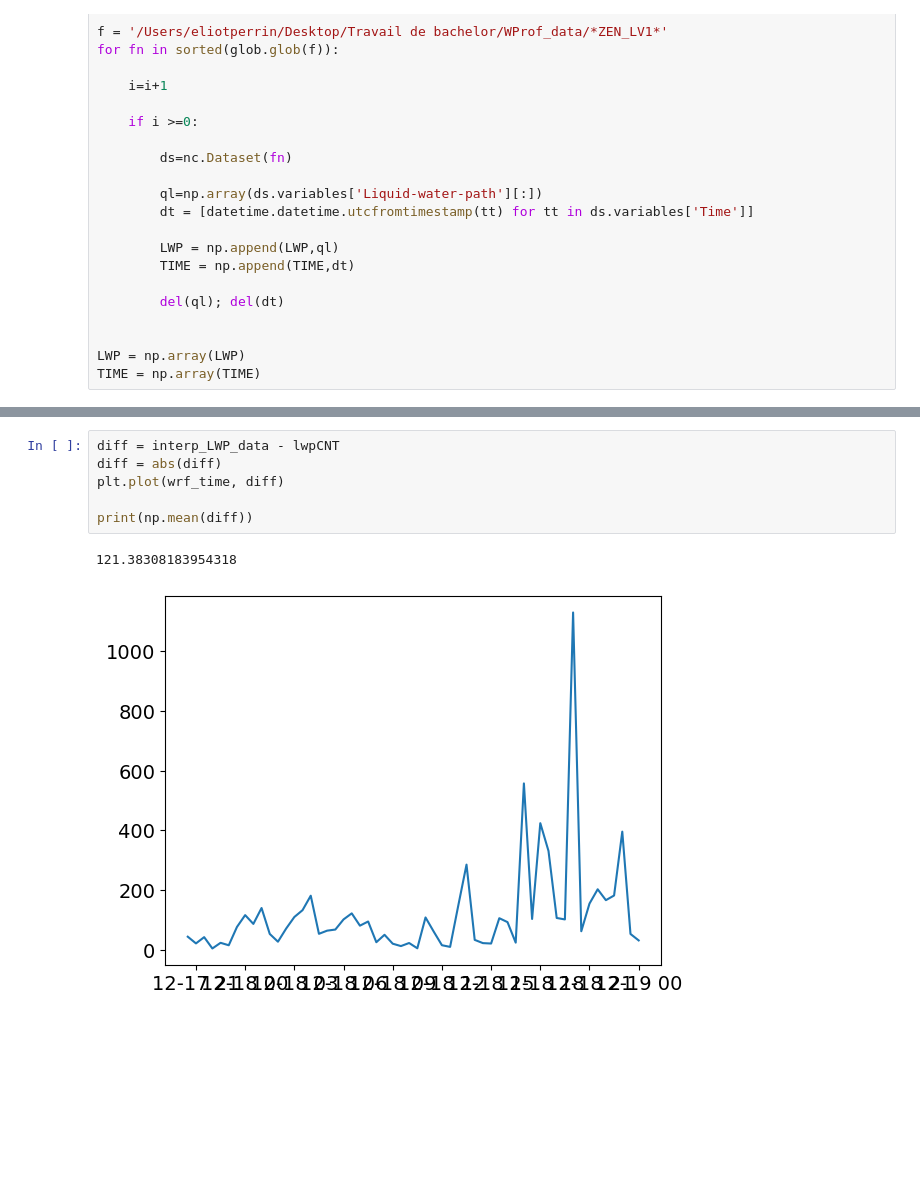
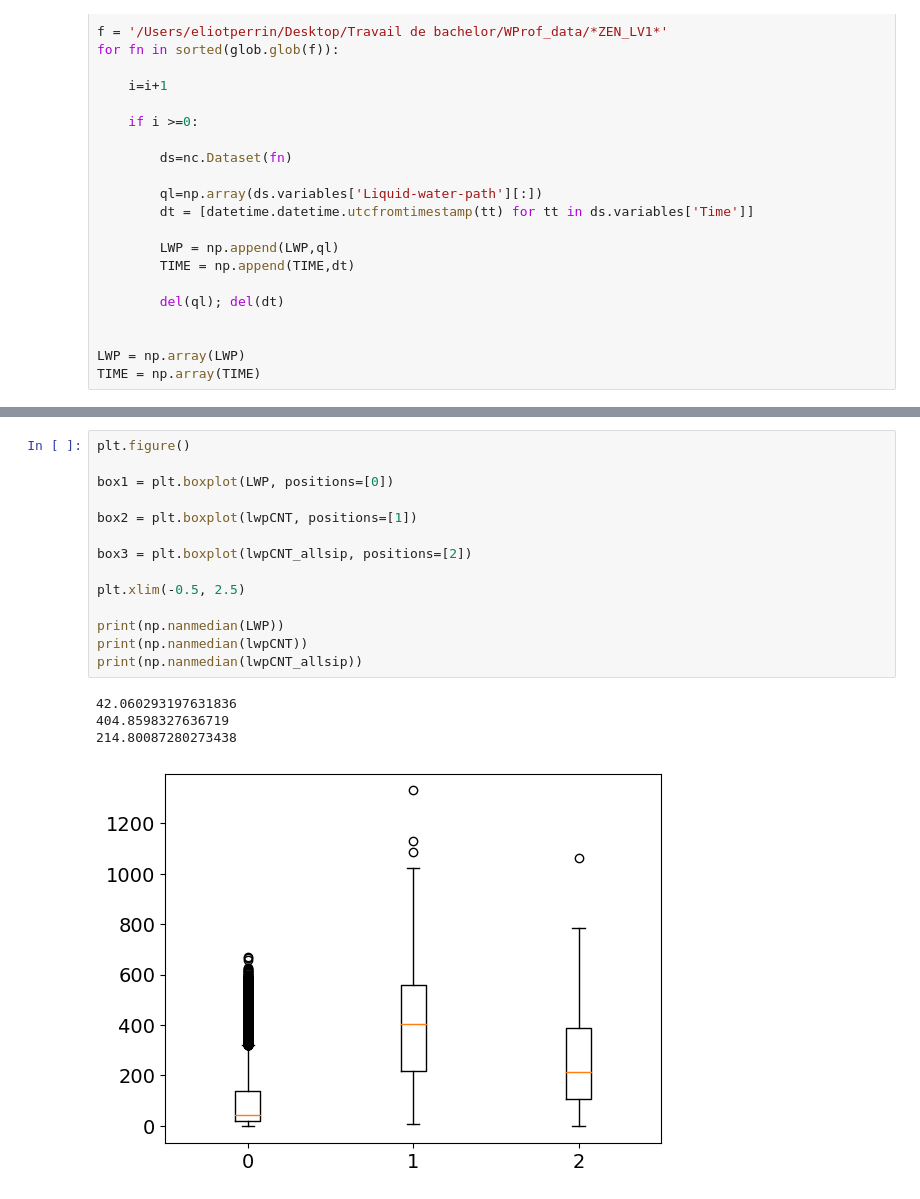
Before and after one commit to eliotperrin/Mixed-phase-cloud-with-CR-SIM, a Jupyter notebook: lwp difference.ipynb, the cells around one changed output, grey strips where cells are left out. Drawn from its saved outputs; the diff is of its cells as text; blank space fills up the shorter version.

```diff
--- a/lwp difference.ipynb
+++ b/lwp difference.ipynb
@@ -237,9 +236,19 @@ axs[1].grid()
-# %%
-diff = interp_LWP_data - lwpCNT
-diff = abs(diff)
-plt.plot(wrf_time, diff)
-
-print(np.mean(diff))
-# %% [output]
-121.38308183954318
-[figure, removed]
+# %%
+plt.figure()
+
+box1 = plt.boxplot(LWP, positions=[0])
+
+box2 = plt.boxplot(lwpCNT, positions=[1])
+
+box3 = plt.boxplot(lwpCNT_allsip, positions=[2])
+
+plt.xlim(-0.5, 2.5)
+
+print(np.nanmedian(LWP))
+print(np.nanmedian(lwpCNT))
+print(np.nanmedian(lwpCNT_allsip))
+# %% [output]
+42.060293197631836
+404.8598327636719
+214.80087280273438
+[figure, added]
```
Also changed, not shown: parts of 8 cells of this notebook, 1 other file.
